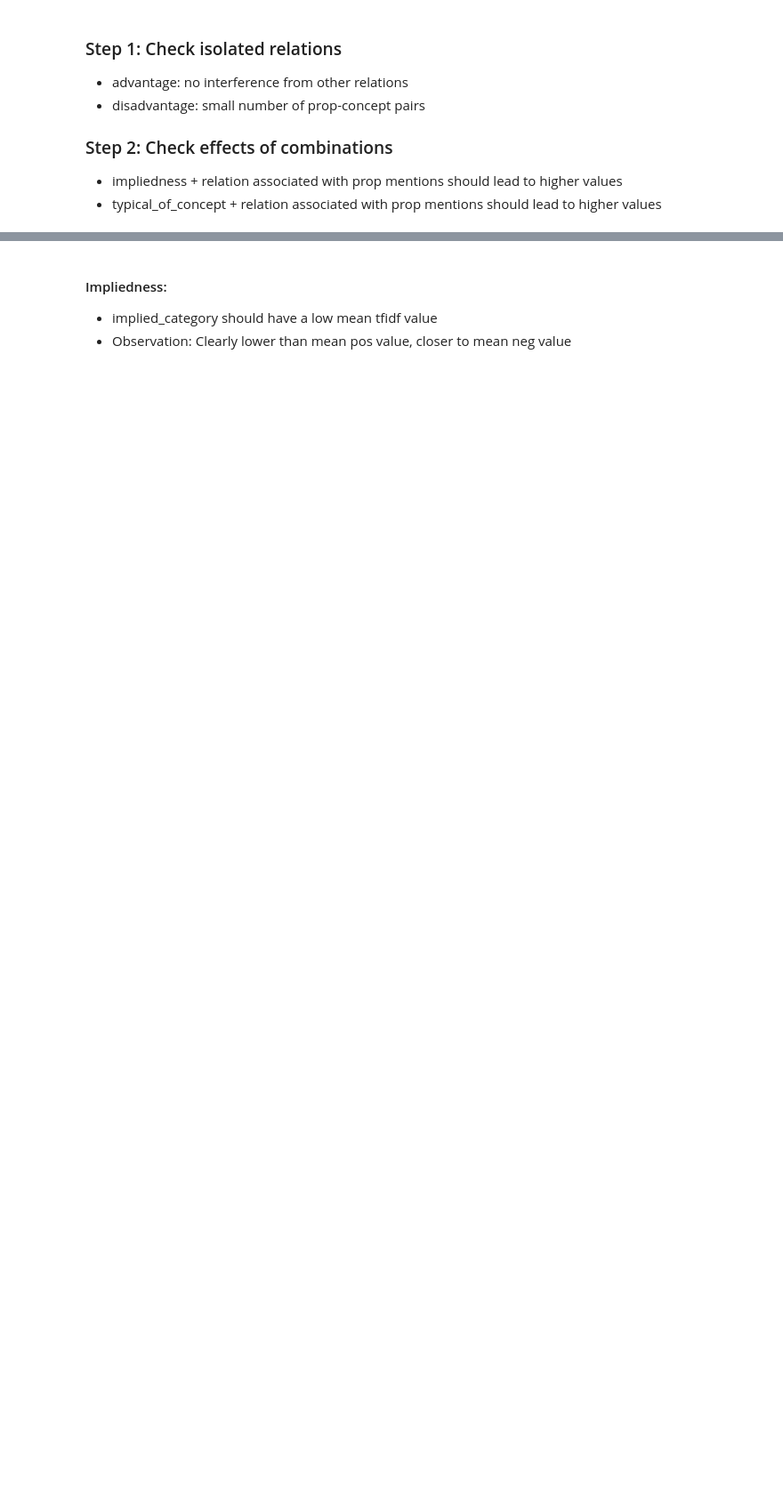
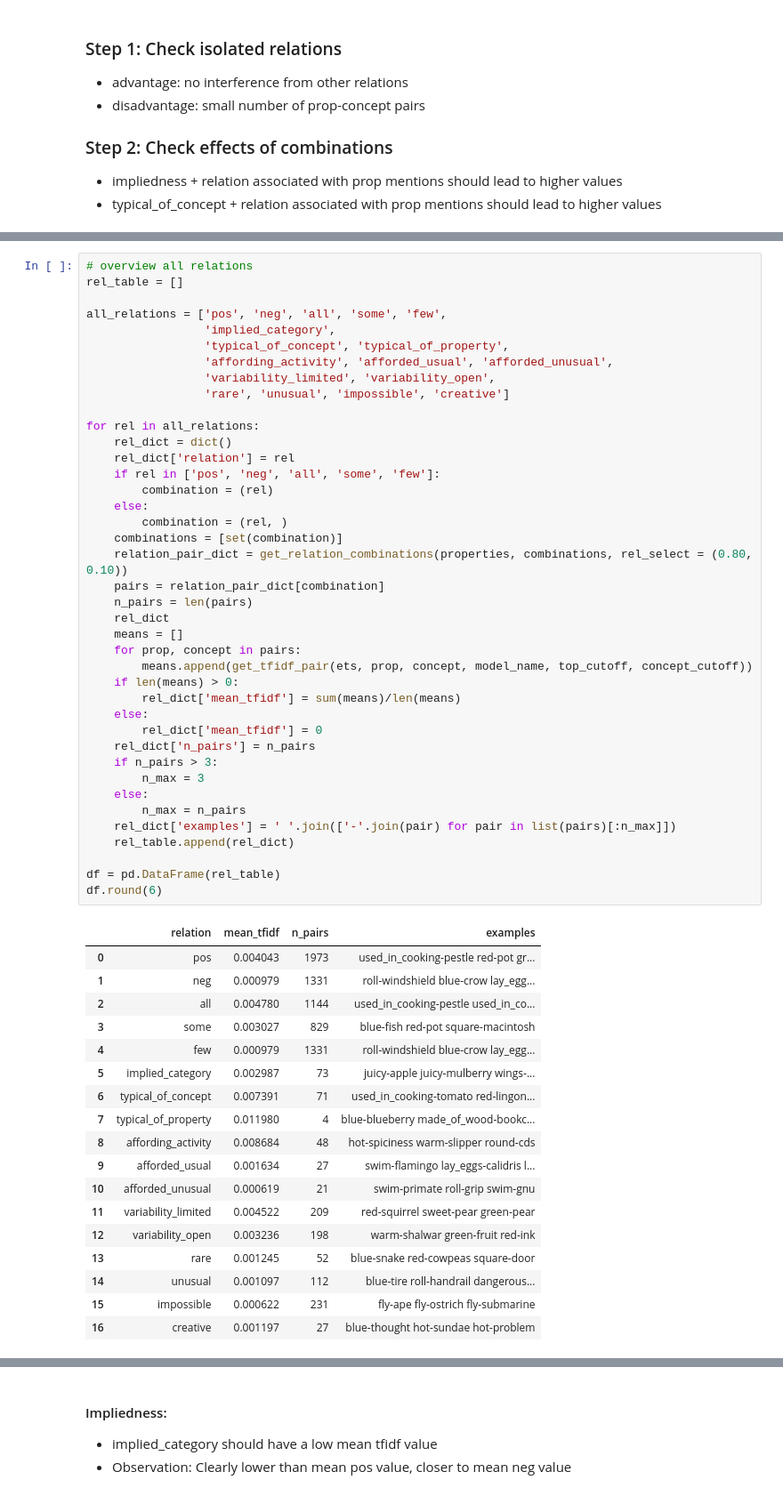
Before and after one commit to PiaSommerauer/corpus_diagnostics, a Jupyter notebook: scripts/Context-analysis.ipynb, the cells around one changed output, grey strips where cells are left out. Shown: that part at 89% size. Cells and saved outputs as stored; diff of their text form; blank space fills up the shorter version.

```diff
--- a/scripts/Context-analysis.ipynb
+++ b/scripts/Context-analysis.ipynb
@@ -711,0 +823,59 @@ print(sum(means)/len(means))
+# %%
+# overview all relations
+rel_table = []
+
+all_relations = ['pos', 'neg', 'all', 'some', 'few',
+                 'implied_category',
+                 'typical_of_concept', 'typical_of_property',
+                 'affording_activity', 'afforded_usual', 'afforded_unusual',
+                 'variability_limited', 'variability_open',
+                 'rare', 'unusual', 'impossible', 'creative']
+
+for rel in all_relations:
+    rel_dict = dict()
+    rel_dict['relation'] = rel
+    if rel in ['pos', 'neg', 'all', 'some', 'few']:
+        combination = (rel)
+    else:
+        combination = (rel, )
+    combinations = [set(combination)]
+    relation_pair_dict = get_relation_combinations(properties, combinations, rel_select = (0.80, 0.10))
+    pairs = relation_pair_dict[combination]
+    n_pairs = len(pairs)
+    rel_dict
+    means = []
+    for prop, concept in pairs:
+        means.append(get_tfidf_pair(ets, prop, concept, model_name, top_cutoff, concept_cutoff))
+    if len(means) > 0:
+        rel_dict['mean_tfidf'] = sum(means)/len(means)
+    else:
+        rel_dict['mean_tfidf'] = 0
+    rel_dict['n_pairs'] = n_pairs
+    if n_pairs > 3:
+        n_max = 3
+    else:
+        n_max = n_pairs
+    rel_dict['examples'] = ' '.join(['-'.join(pair) for pair in list(pairs)[:n_max]])
+    rel_table.append(rel_dict)
+
+df = pd.DataFrame(rel_table)
+df.round(6)
+# %% [output]
+|  | relation | mean_tfidf | n_pairs | examples |
+| 0 | pos | 0.004043 | 1973 | used_in_cooking-pestle red-pot gr... |
+| 1 | neg | 0.000979 | 1331 | roll-windshield blue-crow lay_egg... |
+| 2 | all | 0.004780 | 1144 | used_in_cooking-pestle used_in_co... |
+| 3 | some | 0.003027 | 829 | blue-fish red-pot square-macintosh |
+| 4 | few | 0.000979 | 1331 | roll-windshield blue-crow lay_egg... |
+| 5 | implied_category | 0.002987 | 73 | juicy-apple juicy-mulberry wings-... |
+| 6 | typical_of_concept | 0.007391 | 71 | used_in_cooking-tomato red-lingon... |
+| 7 | typical_of_property | 0.011980 | 4 | blue-blueberry made_of_wood-bookc... |
+| 8 | affording_activity | 0.008684 | 48 | hot-spiciness warm-slipper round-cds |
+| 9 | afforded_usual | 0.001634 | 27 | swim-flamingo lay_eggs-calidris l... |
+| 10 | afforded_unusual | 0.000619 | 21 | swim-primate roll-grip swim-gnu |
+| 11 | variability_limited | 0.004522 | 209 | red-squirrel sweet-pear green-pear |
+| 12 | variability_open | 0.003236 | 198 | warm-shalwar green-fruit red-ink |
+| 13 | rare | 0.001245 | 52 | blue-snake red-cowpeas square-door |
+| 14 | unusual | 0.001097 | 112 | blue-tire roll-handrail dangerous... |
+| 15 | impossible | 0.000622 | 231 | fly-ape fly-ostrich fly-submarine |
+| 16 | creative | 0.001197 | 27 | blue-thought hot-sundae hot-problem |
```
Also changed, not shown: parts of 16 cells of this notebook, 10 other files.
